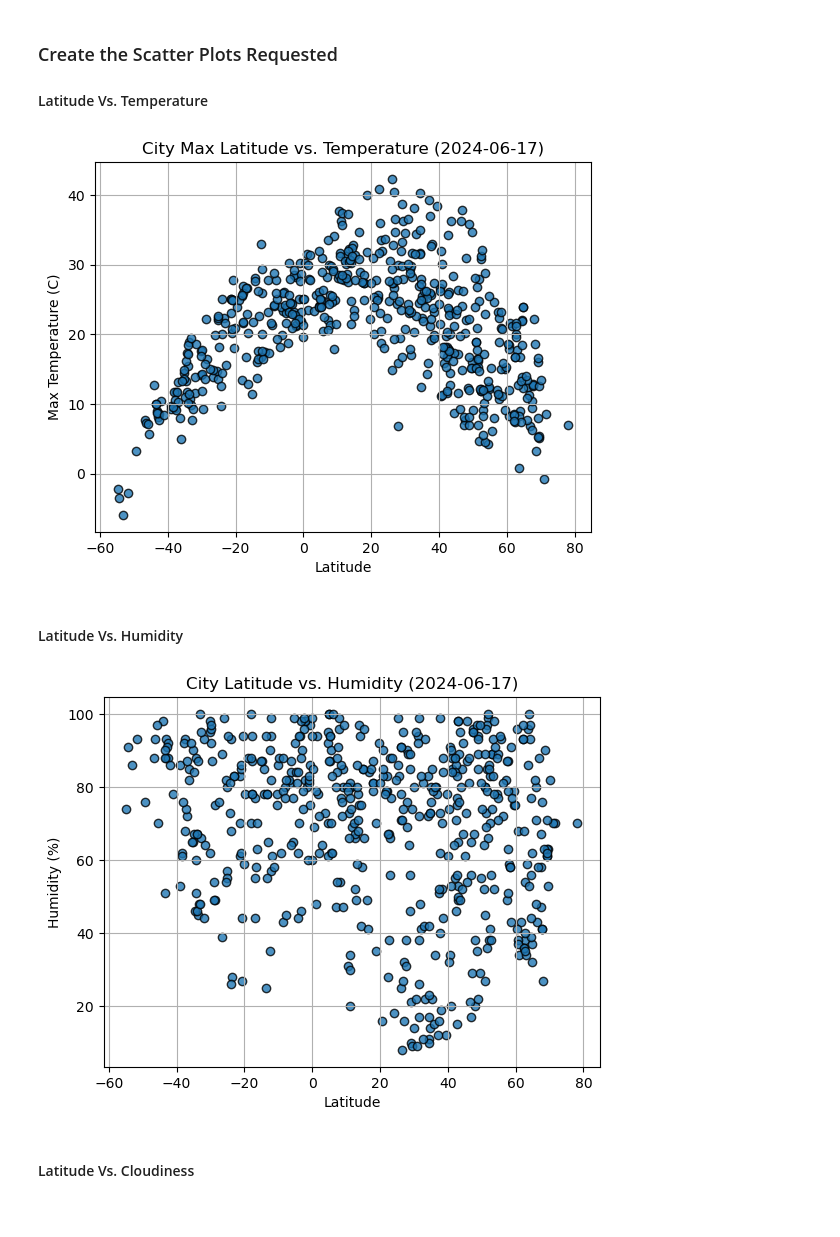
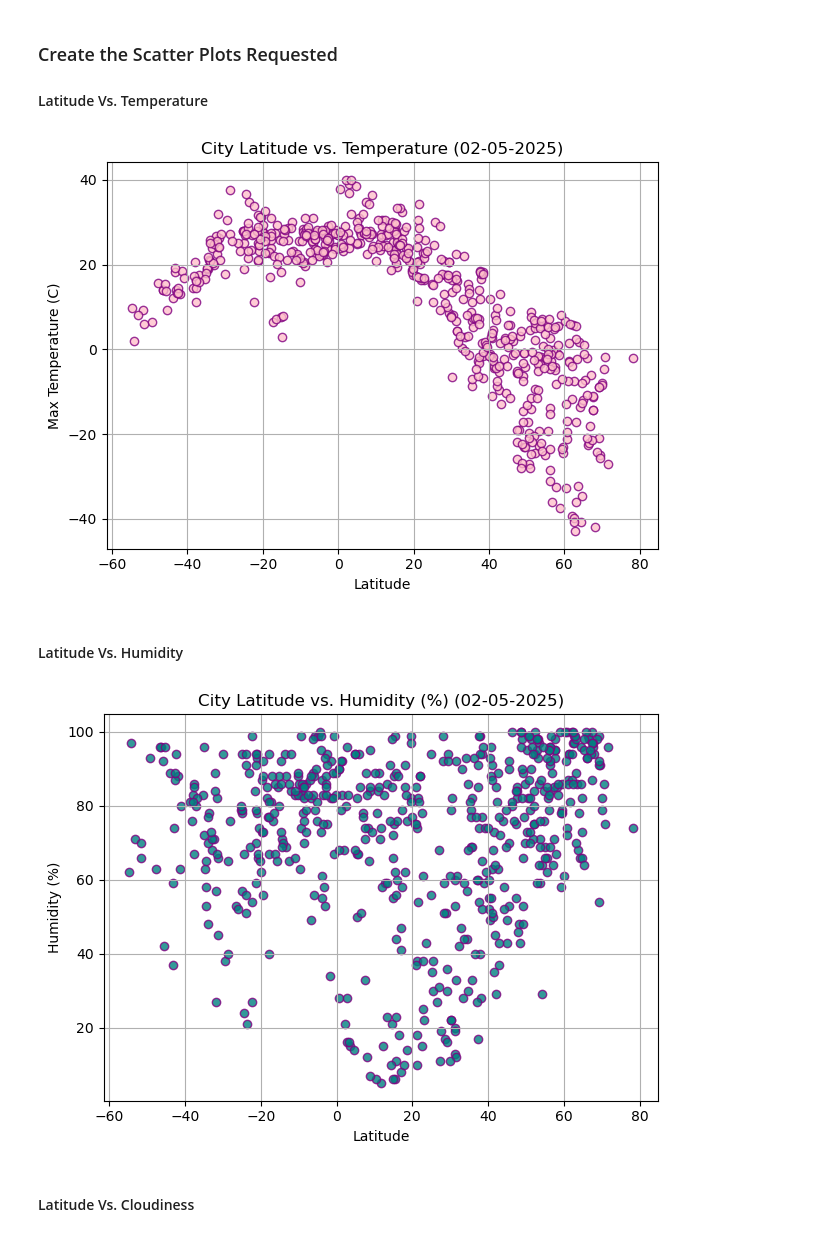
Before and after one commit to AllyEveslage/Python-API-Challenge, a Jupyter notebook: WeatherPy/WeatherPy.ipynb, the cells around one changed output. Cells and saved outputs as stored; diff of their text form; code cells hidden in the pictures.

```diff
--- a/WeatherPy/WeatherPy.ipynb
+++ b/WeatherPy/WeatherPy.ipynb
@@ -191,34 +195,50 @@ city_data_df.head()
 #### Latitude Vs. Temperature
 # %%
 # Build scatter plot for latitude vs. temperature
-# YOUR CODE HERE
+plt.scatter(city_data_df["Lat"], city_data_df["Max Temp"], alpha=.8, c = "pink", edgecolors="purple")
+
+#Format date
+date = datetime.now()
+date = date.strftime("%m-%d-%Y")
 
 # Incorporate the other graph properties
-# YOUR CODE HERE
+plt.xlabel("Latitude")
+plt.ylabel("Max Temperature (C)")
+plt.title(f"City Latitude vs. Temperature ({date})")
+plt.grid(True)
+plt.tight_layout()
 
 # Save the figure
-plt.savefig("output_data/Fig1.png")
+plt.savefig("output_data/Graphs/LatvTemp.png")
 
 # Show plot
 plt.show()
 # %% [output]
-[figure, old version]
+[figure, new version]
 # %% [markdown]
 #### Latitude Vs. Humidity
 # %%
 # Build the scatter plots for latitude vs. humidity
-# YOUR CODE HERE
+plt.scatter(city_data_df["Lat"], city_data_df["Humidity"], alpha=.8, c = "teal", edgecolors="purple")
+
+#Format date from UTC to m/d/y
+date = datetime.now()
+date = date.strftime("%m-%d-%Y")
 
 # Incorporate the other graph properties
-# YOUR CODE HERE
+plt.xlabel("Latitude")
+plt.ylabel("Humidity (%)")
+plt.title(f"City Latitude vs. Humidity (%) ({date})")
+plt.grid(True)
+plt.tight_layout()
 
 # Save the figure
-plt.savefig("output_data/Fig2.png")
+plt.savefig("output_data/Graphs/LatvHum.png")
 
 # Show plot
 plt.show()
 # %% [output]
-[figure, old version]
+[figure, new version]
 # %% [markdown]
 #### Latitude Vs. Cloudiness
 # %%
```
Also changed, not shown: parts of 37 cells of this notebook, 9 other files.
